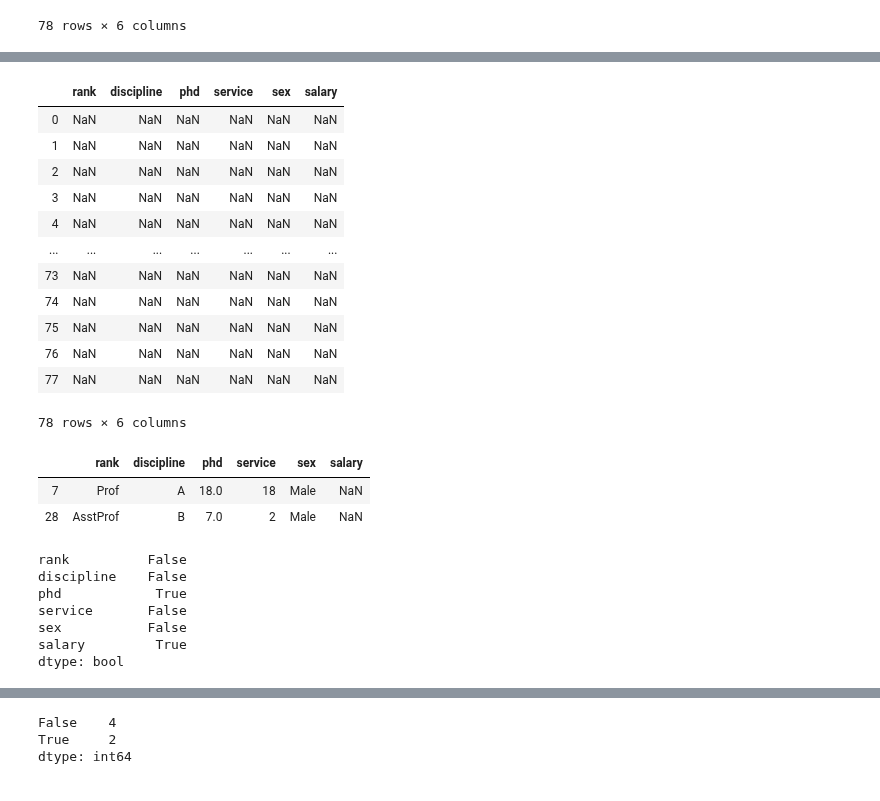
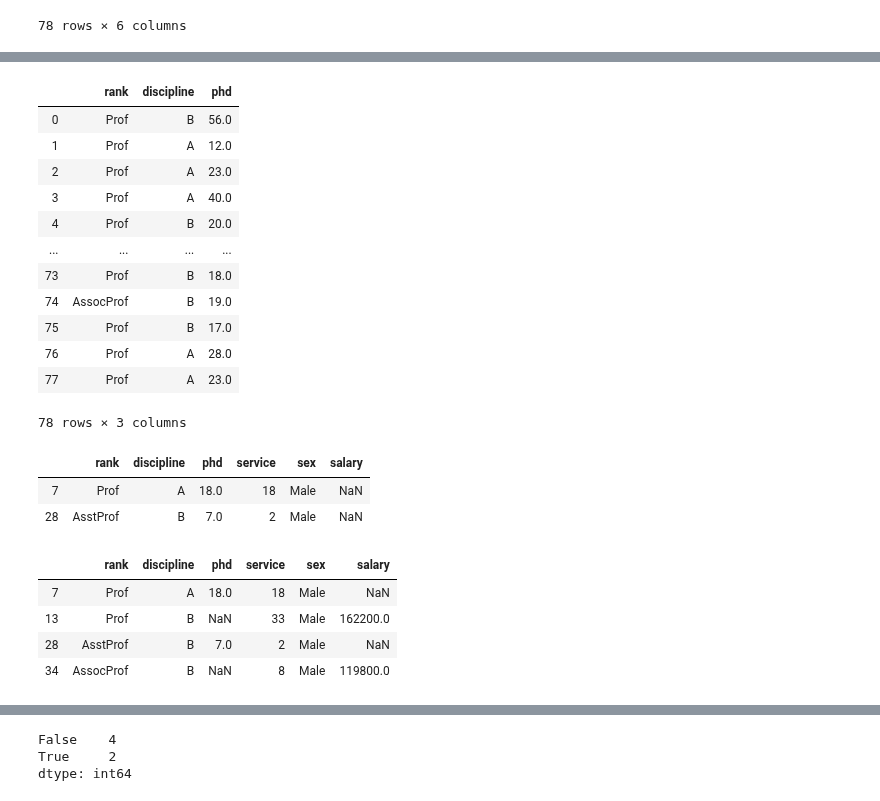
Before and after one commit to Yogendra3112/data_science, a Jupyter notebook: Pandas.ipynb, the cells around one changed output, grey strips where cells are left out. Cells and saved outputs as stored; diff of their text form; code cells hidden in the pictures.

```diff
--- a/Pandas.ipynb
+++ b/Pandas.ipynb
@@ -716,19 +760,20 @@ df.sort_values(by=['salary','phd'],ascending=[False,True])
 # %%
-df[df.iloc[:,0:3].isnull()]
+d=df.iloc[:,0:3]
+d[d.isnull()==False]
 # %% [output]
-|  | rank | discipline | phd | service | sex | salary |
-| 0 | NaN | NaN | NaN | NaN | NaN | NaN |
-| 1 | NaN | NaN | NaN | NaN | NaN | NaN |
-| 2 | NaN | NaN | NaN | NaN | NaN | NaN |
-| 3 | NaN | NaN | NaN | NaN | NaN | NaN |
-| 4 | NaN | NaN | NaN | NaN | NaN | NaN |
-| ... | ... | ... | ... | ... | ... | ... |
-| 73 | NaN | NaN | NaN | NaN | NaN | NaN |
-| 74 | NaN | NaN | NaN | NaN | NaN | NaN |
-| 75 | NaN | NaN | NaN | NaN | NaN | NaN |
-| 76 | NaN | NaN | NaN | NaN | NaN | NaN |
-| 77 | NaN | NaN | NaN | NaN | NaN | NaN |
+|  | rank | discipline | phd |
+| 0 | Prof | B | 56.0 |
+| 1 | Prof | A | 12.0 |
+| 2 | Prof | A | 23.0 |
+| 3 | Prof | A | 40.0 |
+| 4 | Prof | B | 20.0 |
+| ... | ... | ... | ... |
+| 73 | Prof | B | 18.0 |
+| 74 | AssocProf | B | 19.0 |
+| 75 | Prof | B | 17.0 |
+| 76 | Prof | A | 28.0 |
+| 77 | Prof | A | 23.0 |
-78 rows × 6 columns
+78 rows × 3 columns
 # %%
 df[df['salary'].isnull()]
 # %% [output]
@@ -736,12 +781,10 @@ df[df['salary'].isnull()]
 | 7 | Prof | A | 18.0 | 18 | Male | NaN |
 | 28 | AsstProf | B | 7.0 | 2 | Male | NaN |
 # %%
-df.isnull().any(axis=0)                                  # tells which colunm has Nan or notb
+df[df.isnull().any(axis=1)]                                  # tells which rows has Nan or notb
 # %% [output]
-rank          False
-discipline    False
-phd            True
-service       False
-sex           False
-salary         True
-dtype: bool
+|  | rank | discipline | phd | service | sex | salary |
+| 7 | Prof | A | 18.0 | 18 | Male | NaN |
+| 13 | Prof | B | NaN | 33 | Male | 162200.0 |
+| 28 | AsstProf | B | 7.0 | 2 | Male | NaN |
+| 34 | AssocProf | B | NaN | 8 | Male | 119800.0 |
```
Also changed, not shown: parts of 16 cells of this notebook.
